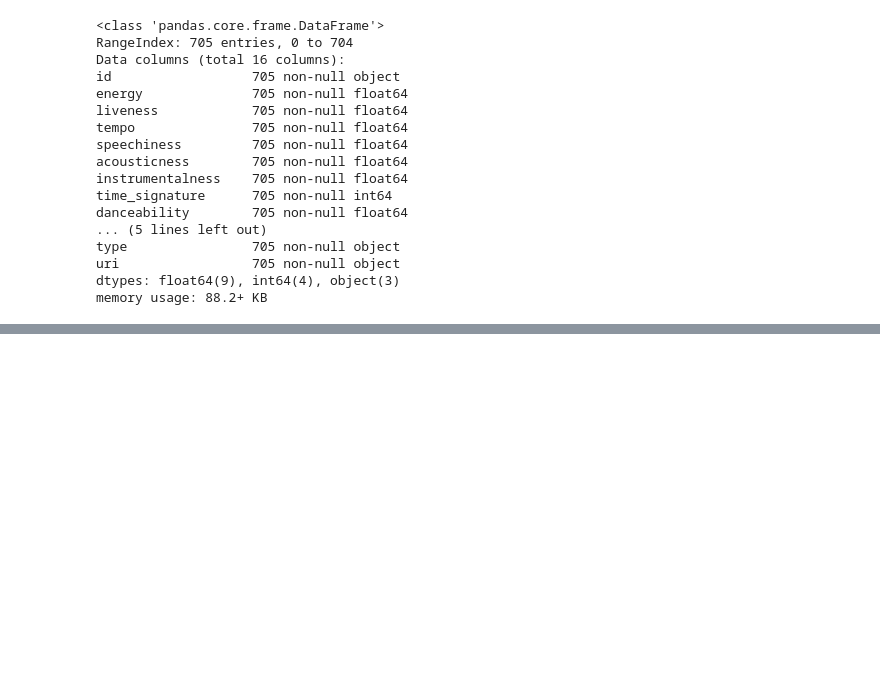
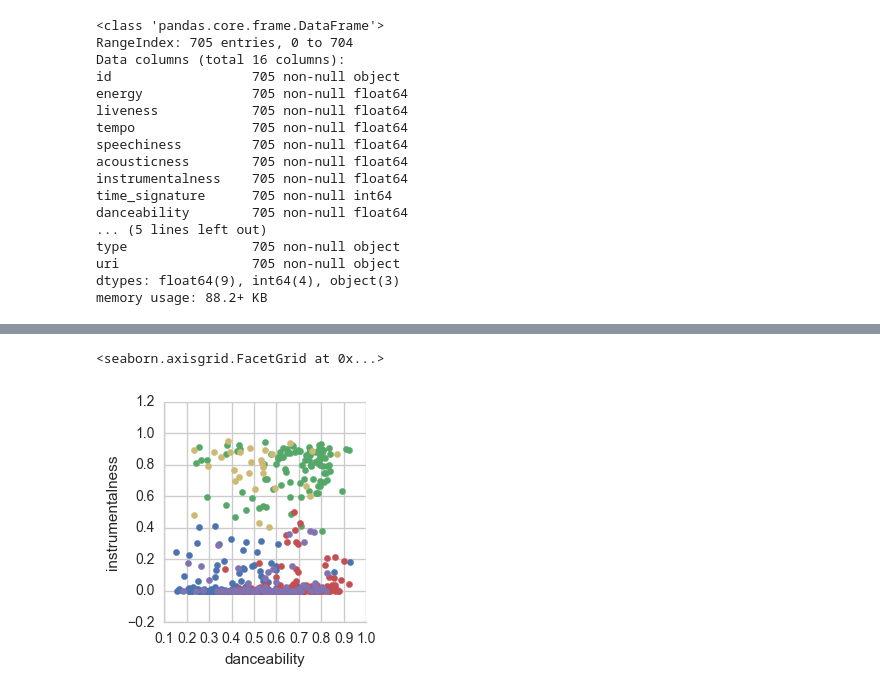
Before and after one commit to ThomPijnenburg/Spotify-Favourites, a Jupyter notebook: SpotifyFavourites.ipynb, the cells around one changed output, grey strips where cells are left out. Cells and saved outputs as stored; diff of their text form; code cells hidden in the pictures; blank space fills up the shorter version.

```diff
--- a/SpotifyFavourites.ipynb
+++ b/SpotifyFavourites.ipynb
@@ -47,0 +79,3 @@ features_df.describe()
+# %%
+cleaned_feature_df = features_df.drop(['tempo', 'time_signature', 'key', 'duration_ms', 'loudness', 'mode', 'type', 'uri'], axis=1)
+cleaned_feature_df.head(10)
@@ -47,0 +98,4 @@ features_df.describe()
+# %%
+kmeans = KMeans(n_clusters=5)
+# %%
+kmeans.fit(cleaned_feature_df.drop('id', axis=1))
@@ -47,0 +139,3 @@ features_df.describe()
+# %%
+clustered_features_df = cleaned_feature_df
+clustered_features_df['cluster'] = kmeans.labels_
@@ -47,0 +151,6 @@ features_df.describe()
+# %%
+clustered_features_df_plot = sns.FacetGrid(data=clustered_features_df, hue="cluster")
+clustered_features_df_plot.map(plt.scatter, 'danceability', 'instrumentalness')
+# %% [output]
+<seaborn.axisgrid.FacetGrid at 0x...>
+[figure, added]
```
Also changed, not shown: parts of 11 cells of this notebook, 1 other file.
